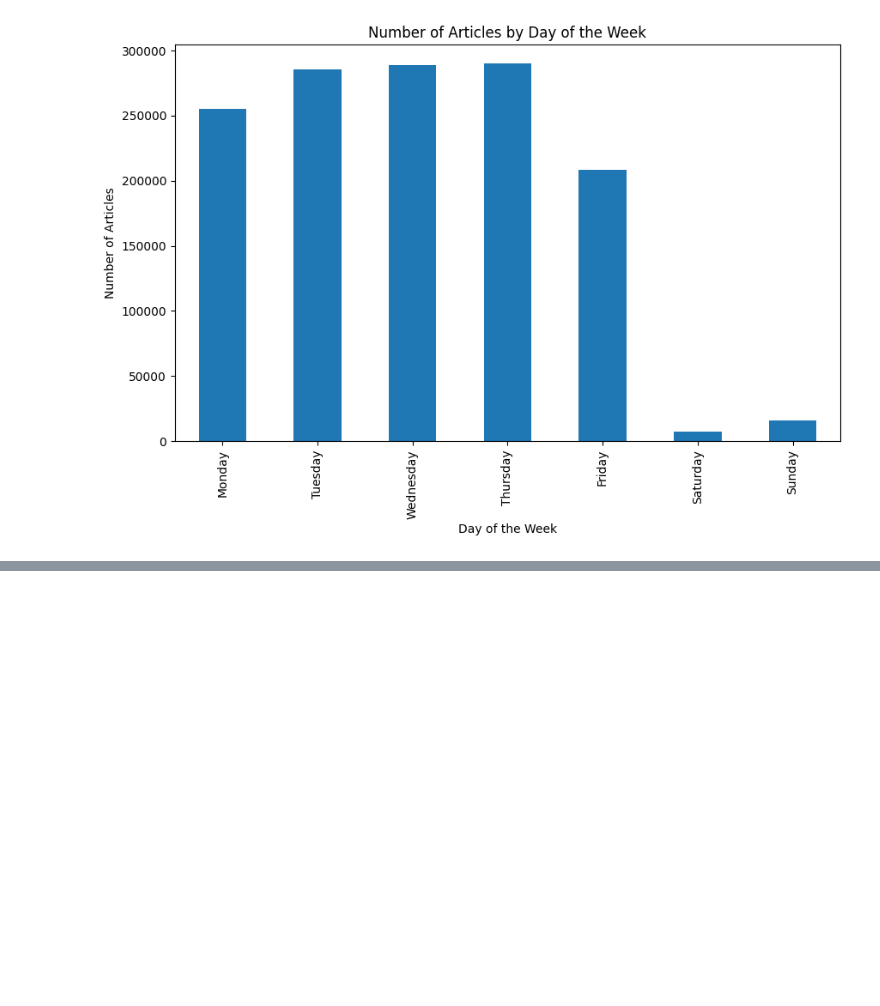
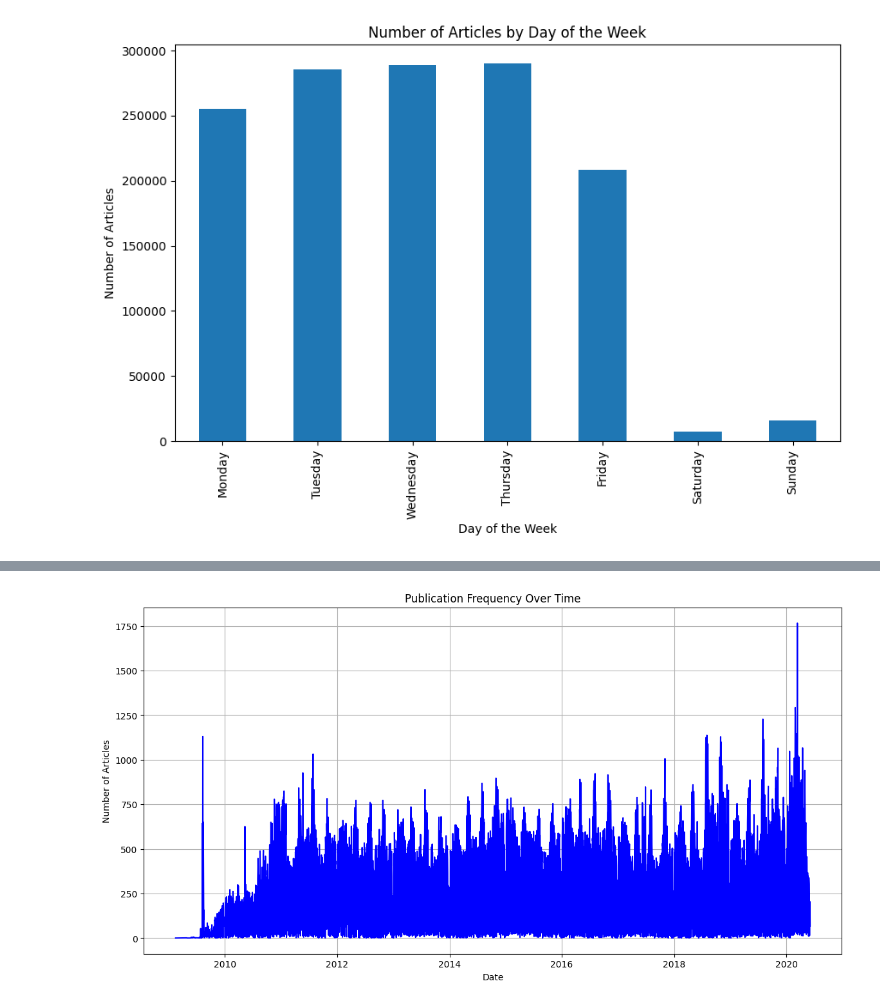
Before and after one commit to oli-mac/Financial_News_and_Stock_Price_Integration_Dataset_Analysist, a Jupyter notebook: notebooks/1.0-explor_data.ipynb, the cells around one changed output, grey strips where cells are left out. Cells and saved outputs as stored; diff of their text form; code cells hidden in the pictures; blank space fills up the shorter version.

```diff
--- a/notebooks/1.0-explor_data.ipynb
+++ b/notebooks/1.0-explor_data.ipynb
@@ -250,0 +372,83 @@ for i, topic in lda_model.show_topics(formatted=False, num_topics=5, num_words=1
+# %%
+# import pandas as pd
+# import matplotlib.pyplot as plt
+# import seaborn as sns
+
+# # Load the CSV file
+# file_path = 'your_file_path.csv'  # Replace with your actual file path
+# df = pd.read_csv(file_path)
+
+# Convert the date column to datetime format
+df['date'] = pd.to_datetime(df['date'], format='%Y-%m-%d %H:%M:%S', errors='coerce')
+
+# Task 1: Publication Frequency Over Time
+
+# Group by date to count the number of articles per day
+df['publication_date'] = df['date'].dt.date
+articles_per_day = df.groupby('publication_date').size()
+
+# Plotting publication frequency over time
+plt.figure(figsize=(14, 7))
+articles_per_day.plot(kind='line', color='blue')
+plt.title('Publication Frequency Over Time')
+plt.xlabel('Date')
+plt.ylabel('Number of Articles')
+plt.grid(True)
+plt.show()
+
+# Task 2: Detecting Spikes in Article Publications
+# To identify spikes, we'll highlight days with article counts that are significantly higher than the moving average.
+
+# Calculate a 7-day moving average
+articles_per_day_ma = articles_per_day.rolling(window=7).mean()
+
+# Identify spikes by comparing the actual number of articles to the moving average
+spikes = articles_per_day[articles_per_day > 1.5 * articles_per_day_ma]
+print("Detected spikes in article publications:")
+print(spikes)
+
+# Plot the spikes on top of the original time series
+plt.figure(figsize=(14, 7))
+plt.plot(articles_per_day, label='Daily Articles')
+plt.plot(articles_per_day_ma, label='7-Day Moving Average', color='orange')
+plt.scatter(spikes.index, spikes, color='red', label='Spikes')
+plt.title('Publication Frequency with Detected Spikes')
+plt.xlabel('Date')
+plt.ylabel('Number of Articles')
+plt.legend()
+plt.grid(True)
+plt.show()
+
+# Task 3: Analysis of Publishing Times
+
+# Extract the hour from the datetime
+df['publication_hour'] = df['date'].dt.hour
+
+# Group by hour to count the number of articles published each hour
+articles_per_hour = df.groupby('publication_hour').size()
+
+# Plot the distribution of publishing times
+plt.figure(figsize=(14, 7))
+sns.barplot(x=articles_per_hour.index, y=articles_per_hour.values, palette='viridis' ,hue=articles_per_hour.index,legend=False)
+plt.title('Number of Articles Published by Hour of the Day')
+plt.xlabel('Hour of the Day')
+plt.ylabel('Number of Articles')
+plt.xticks(range(0, 24))
+plt.grid(True)
+plt.show()
+
+
+
+# Optional: Heatmap of publication times by hour and day of the week
+df['day_of_week'] = df['date'].dt.day_name()
+hourly_distribution = df.groupby(['day_of_week', 'publication_hour']).size().unstack().reindex(
+    ['Monday', 'Tuesday', 'Wednesday', 'Thursday', 'Friday', 'Saturday', 'Sunday'])
+
+plt.figure(figsize=(14, 7))
+sns.heatmap(hourly_distribution, cmap='YlGnBu', annot=True, fmt="d")
+plt.title('Heatmap of Article Publications by Hour and Day of the Week')
+plt.xlabel('Hour of the Day')
+plt.ylabel('Day of the Week')
+plt.show()
+# %% [output]
+[figure, added]
```
Also changed, not shown: parts of 9 cells of this notebook.
